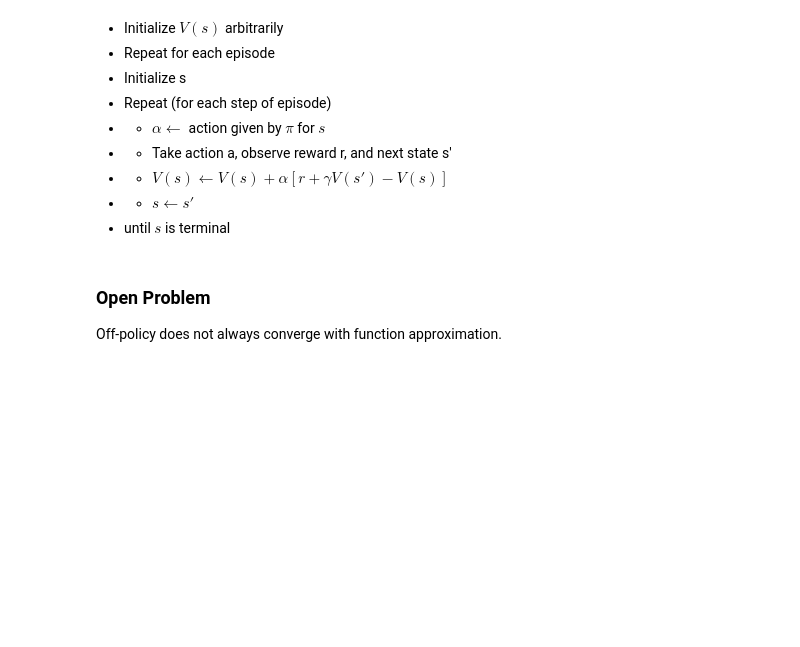
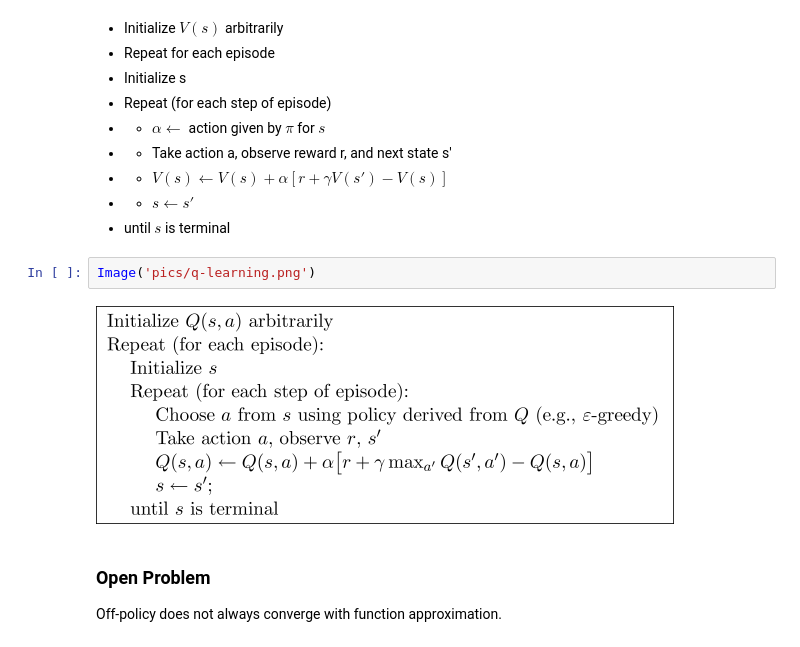
Before and after one commit to FinTechies/HedgingRL, a Jupyter notebook: notebooks/20170427 Predictive Analytics Frankfurt.ipynb, the cells around one changed output. Cells and saved outputs as stored; diff of their text form; blank space fills up the shorter version.

```diff
--- a/notebooks/20170427 Predictive Analytics Frankfurt.ipynb
+++ b/notebooks/20170427 Predictive Analytics Frankfurt.ipynb
@@ -500,6 +514,10 @@ $$
 - - $V(s) \leftarrow V(s) + \alpha [r + \gamma V(s') - V(s)]$
 - - $s \leftarrow s'$
 - until $s$ is terminal
+# %%
+Image('pics/q-learning.png')
+# %% [output]
+[figure, added]
 # %% [markdown]
 ### Open Problem
 
```
Also changed, not shown: parts of 19 cells of this notebook, 4 other files.
